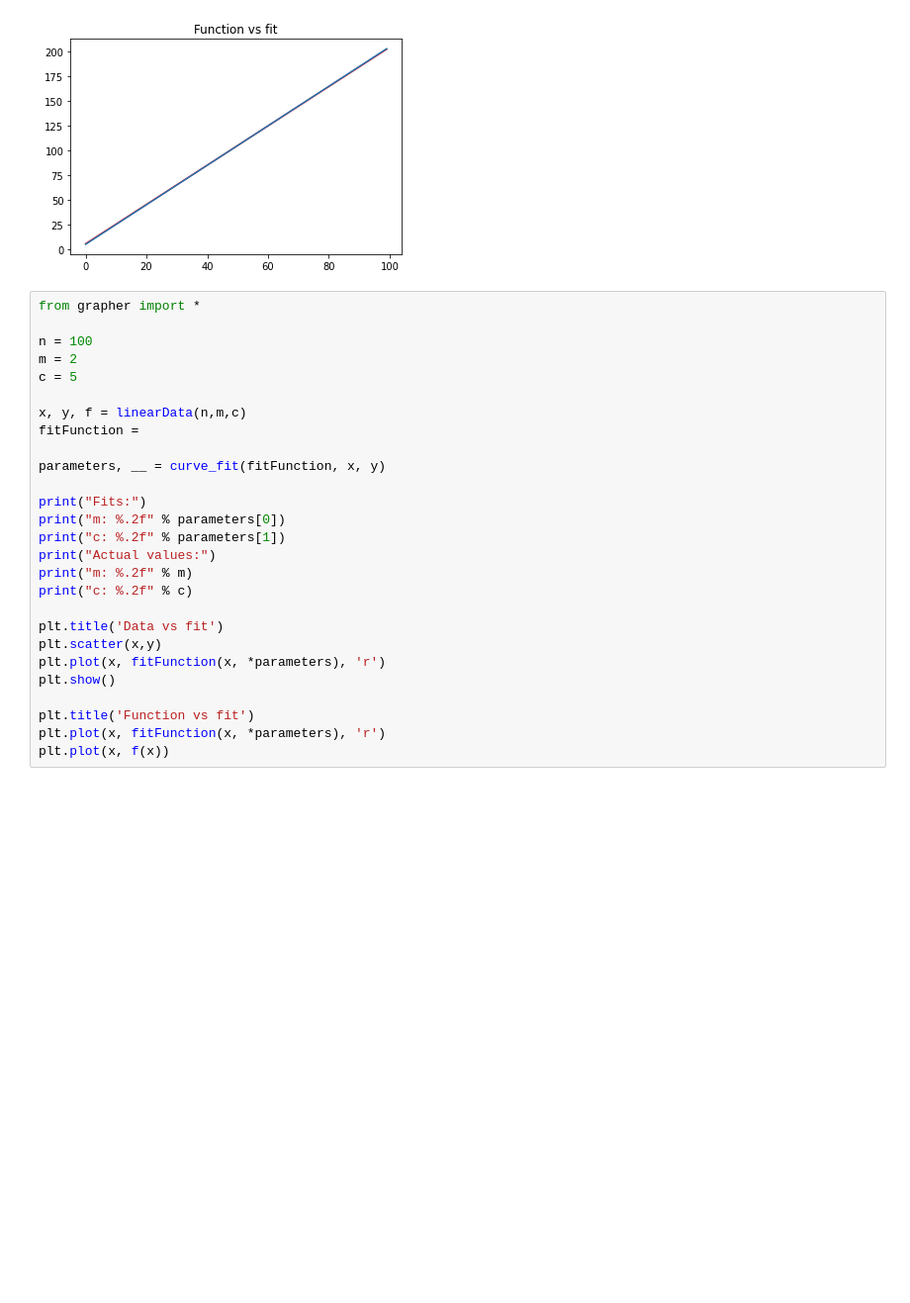
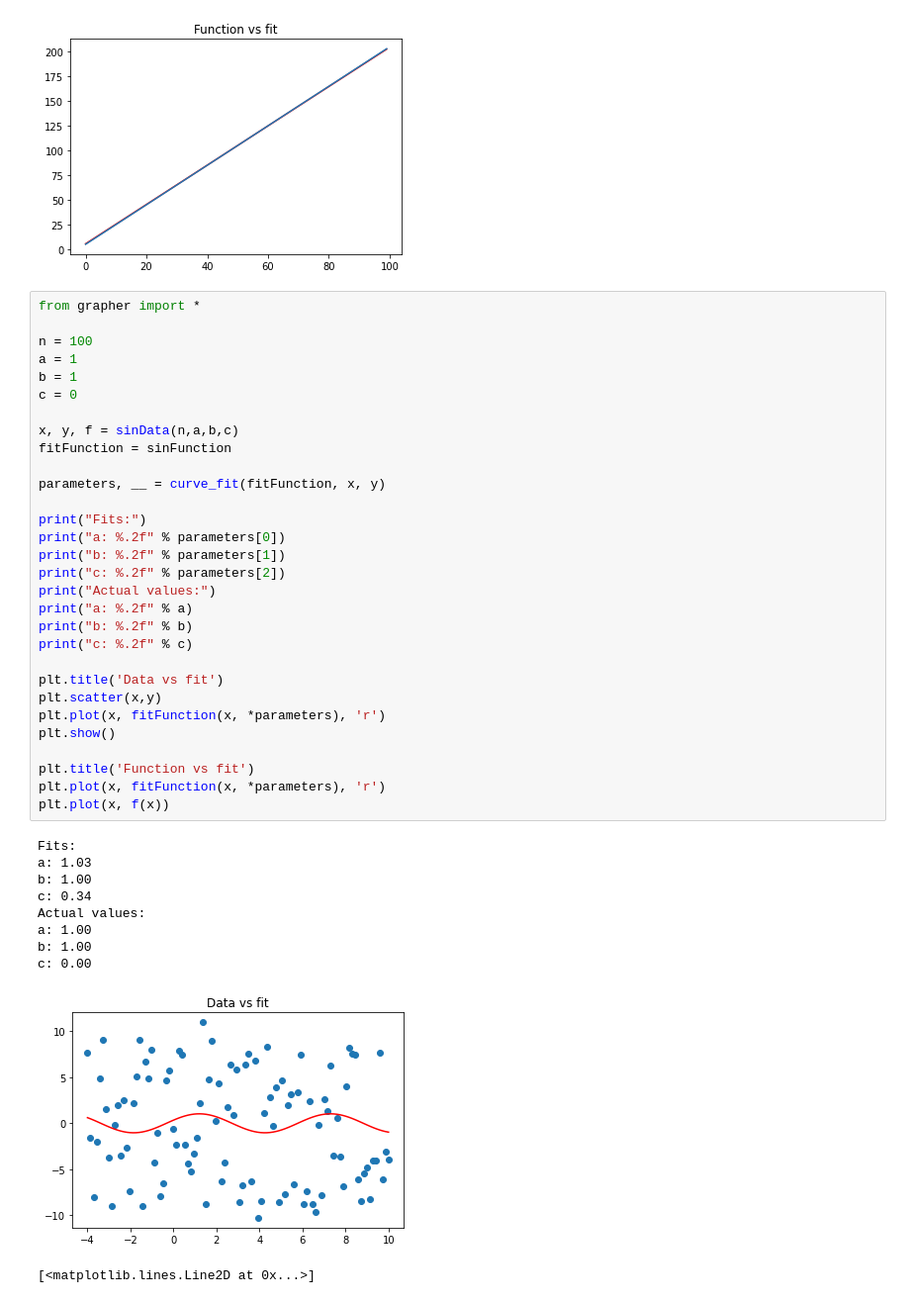
Before and after one commit to kaedon-pargo/PythonModelling, a Jupyter notebook: Notebook.ipynb, the cells around one changed output. Shown at 99% size. Drawn from its saved outputs; the diff is of its cells as text; blank space fills up the shorter version.

Commit message:
Feat: Sin function added to notebook. Noise in function reduced to sane values

```diff
--- a/Notebook.ipynb
+++ b/Notebook.ipynb
@@ -125,27 +125,41 @@ c: 5.00
 # %%
 from grapher import *
 
 n = 100
-m = 2
-c = 5
+a = 1
+b = 1
+c = 0
 
-x, y, f = linearData(n,m,c)
-fitFunction =
+x, y, f = sinData(n,a,b,c)
+fitFunction = sinFunction
 
 parameters, __ = curve_fit(fitFunction, x, y)
 
 print("Fits:")
-print("m: %.2f" % parameters[0])
-print("c: %.2f" % parameters[1])
+print("a: %.2f" % parameters[0])
+print("b: %.2f" % parameters[1])
+print("c: %.2f" % parameters[2])
 print("Actual values:")
-print("m: %.2f" % m)
+print("a: %.2f" % a)
+print("b: %.2f" % b)
 print("c: %.2f" % c)
 
 plt.title('Data vs fit')
 plt.scatter(x,y)
 plt.plot(x, fitFunction(x, *parameters), 'r')
 plt.show()
 
 plt.title('Function vs fit')
 plt.plot(x, fitFunction(x, *parameters), 'r')
 plt.plot(x, f(x))
+# %% [output]
+Fits:
+a: 1.03
+b: 1.00
+c: 0.34
+Actual values:
+a: 1.00
+b: 1.00
+c: 0.00
+[figure, added]
+[<matplotlib.lines.Line2D at 0x...>]
```
Also changed, not shown: parts of 1 cell of this notebook, 1 other file.
